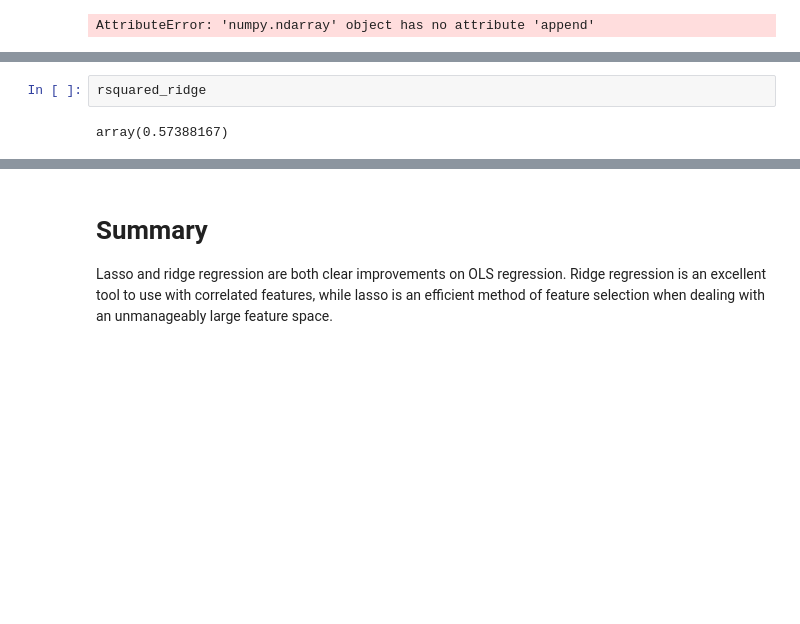
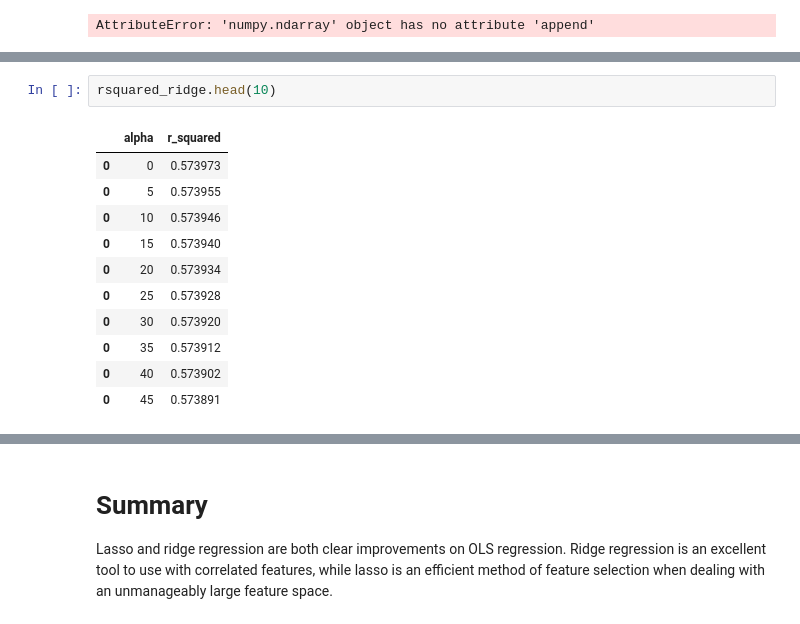
Before and after one commit to str007/Thinkful, a Jupyter notebook: Lasso_Regression_Drill.ipynb, the cells around one changed output, grey strips where cells are left out. Drawn from its saved outputs; the diff is of its cells as text; blank space fills up the shorter version.

```diff
--- a/Lasso_Regression_Drill.ipynb
+++ b/Lasso_Regression_Drill.ipynb
@@ -163,4 +186,14 @@ AttributeError: 'numpy.ndarray' object has no attribute 'append'
 # %%
-rsquared_ridge
+rsquared_ridge.head(10)
 # %% [output]
-array(0.57388167)
+|  | alpha | r_squared |
+| 0 | 0 | 0.573973 |
+| 0 | 5 | 0.573955 |
+| 0 | 10 | 0.573946 |
+| 0 | 15 | 0.573940 |
+| 0 | 20 | 0.573934 |
+| 0 | 25 | 0.573928 |
+| 0 | 30 | 0.573920 |
+| 0 | 35 | 0.573912 |
+| 0 | 40 | 0.573902 |
+| 0 | 45 | 0.573891 |
```
Also changed, not shown: parts of 6 cells of this notebook.
